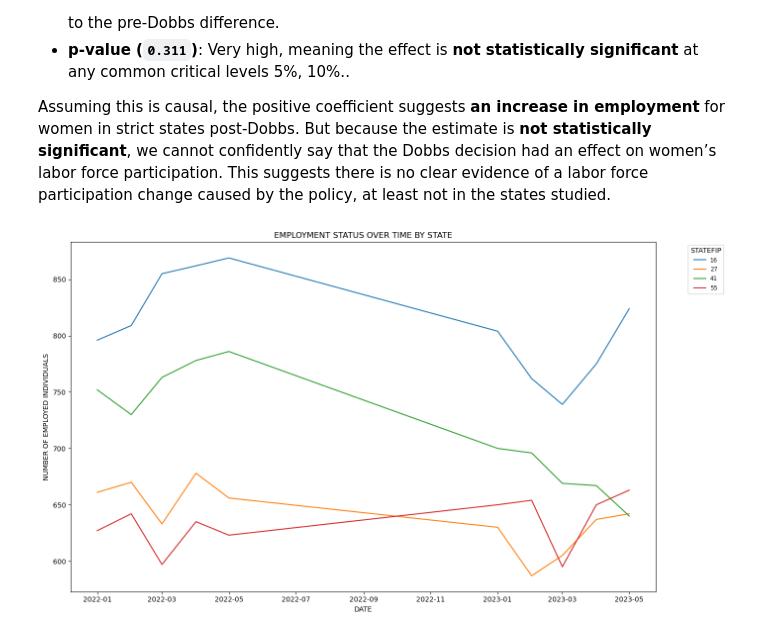
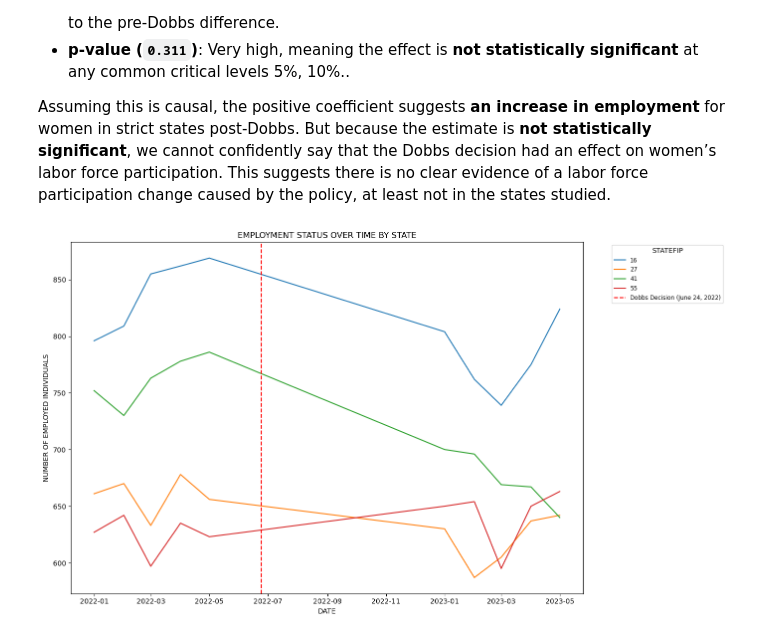
Before and after one commit to xmainguyen/abortion-access-on-women-labor, a Jupyter notebook: notebook/dobbs_jackson_health.ipynb, the cells around one changed output. Cells and saved outputs as stored; diff of their text form; code cells hidden in the pictures.

Commit message:
Update assets

```diff
--- a/notebook/dobbs_jackson_health.ipynb
+++ b/notebook/dobbs_jackson_health.ipynb
@@ -208,24 +208,27 @@ Assuming this is causal, the positive coefficient suggests **an increase in empl
 # %%
 # Labor force trends Pre and Post Dobbs decisions
 
 df['DATE'] = pd.to_datetime(df[['YEAR', 'MONTH']].assign(DAY=1))
 
 # Group by DATE and STATEFIP, then count EMPSTAT occurrences
 grouped = df.groupby(['DATE', 'STATEFIP'])['EMPSTAT'].value_counts().unstack().fillna(0)
 
 # Use the numeric code 10 (Employed) if EMPSTAT is stored as int
 employed_over_time = grouped[10].unstack().T.sort_index(axis=1)  # Rows = STATEFIP, Columns = DATE
 
 # Plotting
 plt.figure(figsize=(14, 8))
 for statefip in employed_over_time.index:
     plt.plot(employed_over_time.columns, employed_over_time.loc[statefip], label=statefip)
 
+plt.axvline(pd.to_datetime('2022-06-24'), color='red', linestyle='--', label='Dobbs Decision (June 24, 2022)')
+
 plt.title('EMPLOYMENT STATUS OVER TIME BY STATE')
 plt.xlabel('DATE')
 plt.ylabel('NUMBER OF EMPLOYED INDIVIDUALS')
 plt.legend(title='STATEFIP', bbox_to_anchor=(1.05, 1), loc='upper left', fontsize='small')
 plt.tight_layout()
+plt.savefig('../assets/empstat_plot.png')
 plt.show()
 # %% [output]
-[figure, old version]
+[figure, new version]
```
Also changed, not shown: parts of 2 cells of this notebook, 3 other files.
